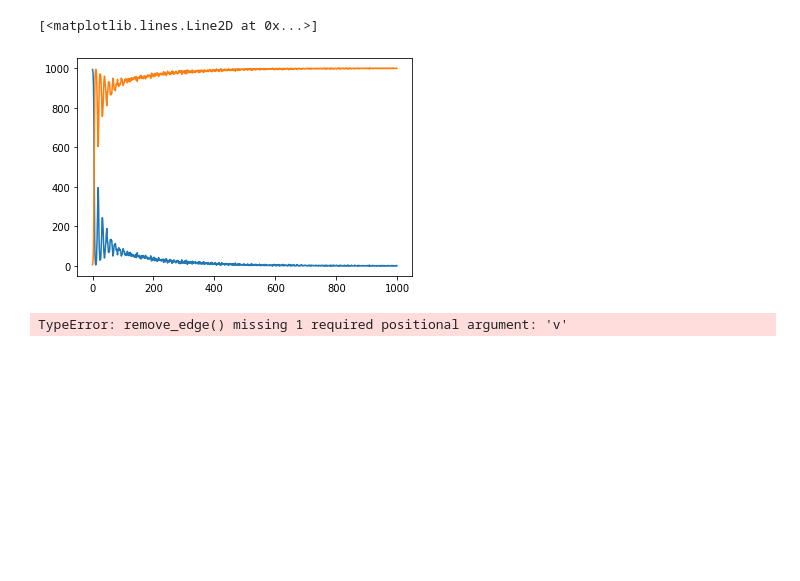
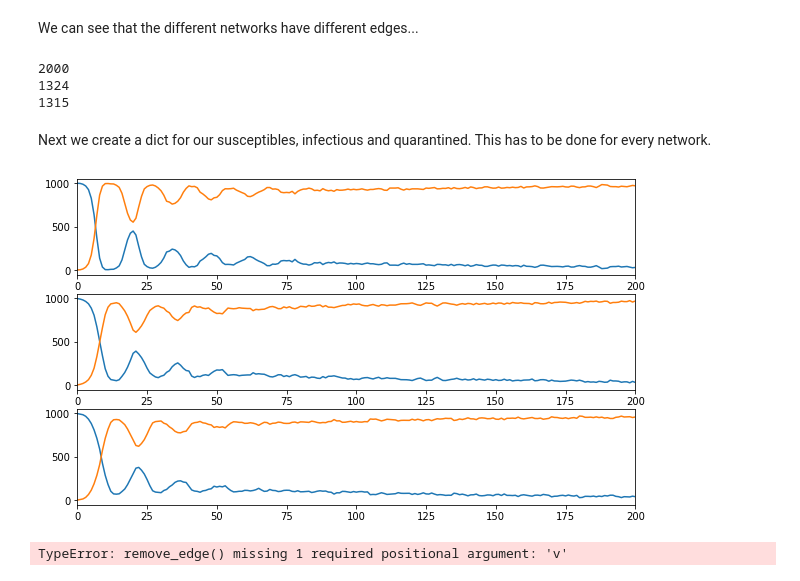
Before and after one commit to emilIftekhar/contact_strategies, a Jupyter notebook: contact_strategies.ipynb, the cells around one changed output. Cells and saved outputs as stored; diff of their text form; code cells hidden in the pictures; blank space fills up the shorter version.

Commit message:
Added plotting for the 3 cases -> they look quite alike thought

```diff
--- a/contact_strategies.ipynb
+++ b/contact_strategies.ipynb
@@ -57,21 +57,55 @@ print(len(list(triadic_network.edges)))
+# %% [markdown]
+We can see that the different networks have different edges...
+# %%
+print(len(list(network_base.edges)))
+print(len(list(network_randomly_reduced.edges)))
+print(len(list(network_triadic.edges)))
+# %% [output]
+2000
+1324
+1315
+# %% [markdown]
+ Next we create a dict for our susceptibles, infectious and quarantined. This has to be done for every network.
 # %%
-# Initialize compartment ID lists
-S = list(population.keys()) # Susceptibles
+population = network_base.get_population()
+#Population should be the same -> so that is not necessary  atm but maybe helpfull in the future
+S = {"base": list(network_base.get_population().keys()),
+     "randomly_reduced": list(network_randomly_reduced.get_population().keys()),
+     "triadic": list(network_triadic.get_population().keys())
+    }
+
+#Initialize compartment ID lists
 first_infected = random.choice(list(population.values()))
 first_infected.time_to_quarantine = np.random.normal(time_until_quarantine['mean'], time_until_quarantine['std_dev'])
-I = [first_infected.ID] # Infectious
-S.remove(first_infected.ID)
-Q = [] # Quarantined
+
+# Infectious
+I = {"base": [first_infected.ID],
+     "randomly_reduced": [first_infected.ID],
+     "triadic": [first_infected.ID]
+    }
+for key in S.keys():
+    S[key].remove(first_infected.ID)
+
+Q = {} # Quarantined
+for key in S.keys():
+    Q[key] = []
 # %%
-disease = Disease_Propagator(time_limit, time_until_quarantine['mean'], time_until_quarantine['std_dev'])
-S_t, I_t = disease.simulate(network, S, I, Q, time_until_recovery, p)
+#Loop over every of our networks... maybe implement that into the network handler
+S_t = {}
+I_t = {}
+for key in S.keys():
+    disease = Disease_Propagator(time_limit, time_until_quarantine['mean'], time_until_quarantine['std_dev'])
+    S_t[key], I_t[key] = disease.simulate(network[key], S[key], I[key], Q[key], time_until_recovery, p)
 # %%
 time_range = np.arange(0, time_limit, 1)
-plt.plot(time_range, S_t)
-plt.plot(time_range, I_t)
+fig,ax = plt.subplots(3,1,figsize=(10,6))
+
+for i,key in enumerate(S):
+    ax[i].set_xlim(0,200)
+    ax[i].plot(time_range, S_t[key])
+    ax[i].plot(time_range, I_t[key])
 # %% [output]
-[<matplotlib.lines.Line2D at 0x...>]
-[figure, old version]
+[figure, new version]
 # %%
 # just some general testing
 network1 = nx.Graph()
```
Also changed, not shown: parts of 4 cells of this notebook.
